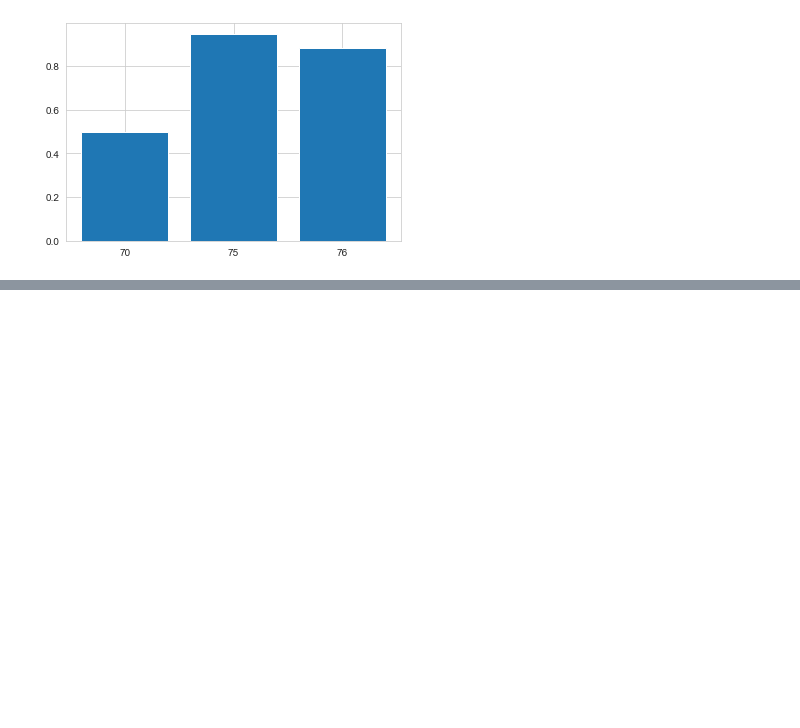
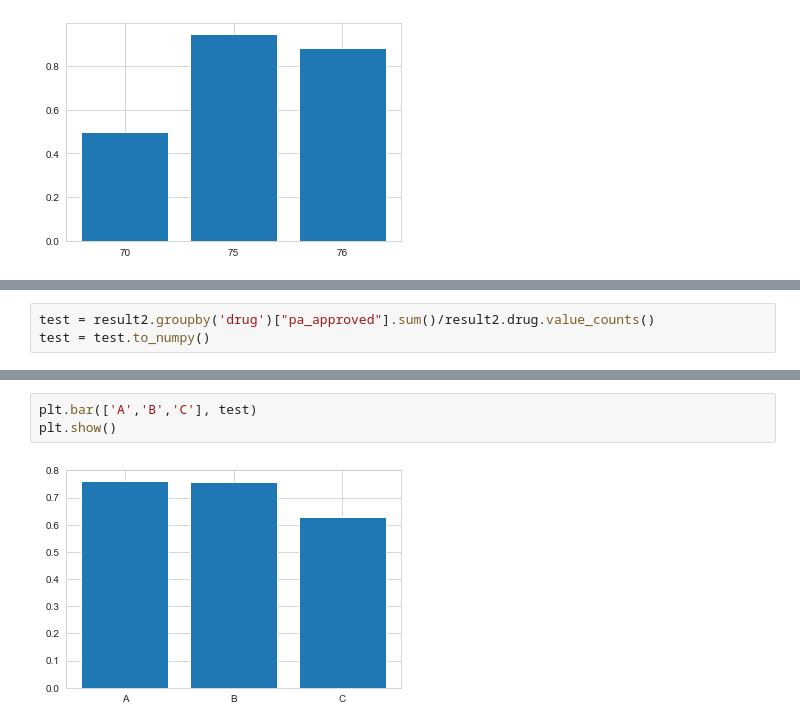
Before and after one commit to xushuo0/CoverMyMeds_Project, a Jupyter notebook: CoverMyMeds Notebook.ipynb, the cells around one changed output, grey strips where cells are left out. Cells and saved outputs as stored; diff of their text form; blank space fills up the shorter version.

```diff
--- a/CoverMyMeds Notebook.ipynb
+++ b/CoverMyMeds Notebook.ipynb
@@ -304,0 +325,3 @@ plt.show()
+# %%
+test = result2.groupby('drug')["pa_approved"].sum()/result2.drug.value_counts()
+test = test.to_numpy()
@@ -304,0 +335,5 @@ plt.show()
+# %%
+plt.bar(['A','B','C'], test)
+plt.show()
+# %% [output]
+[figure, added]
```
Also changed, not shown: parts of 7 cells of this notebook.
